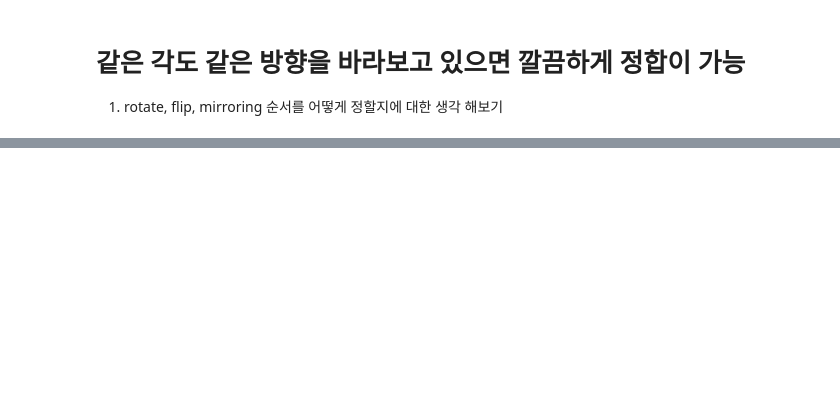
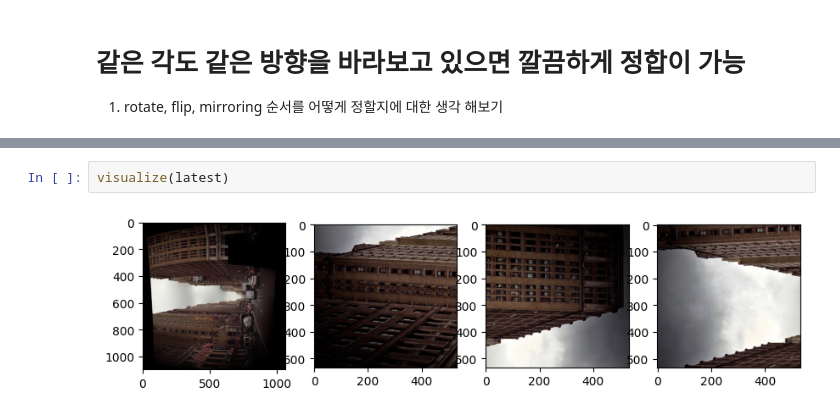
Before and after one commit to Lee-jun-young98/D_meta, a Jupyter notebook: merge_image.ipynb, the cells around one changed output, grey strips where cells are left out. Drawn from its saved outputs; the diff is of its cells as text; blank space fills up the shorter version.

```diff
--- a/merge_image.ipynb
+++ b/merge_image.ipynb
@@ -144,0 +173,4 @@ NameError: name 'plt' is not defined
+# %%
+visualize(latest)
+# %% [output]
+[figure, added]
```
Also changed, not shown: parts of 12 cells of this notebook, 1 other file.
